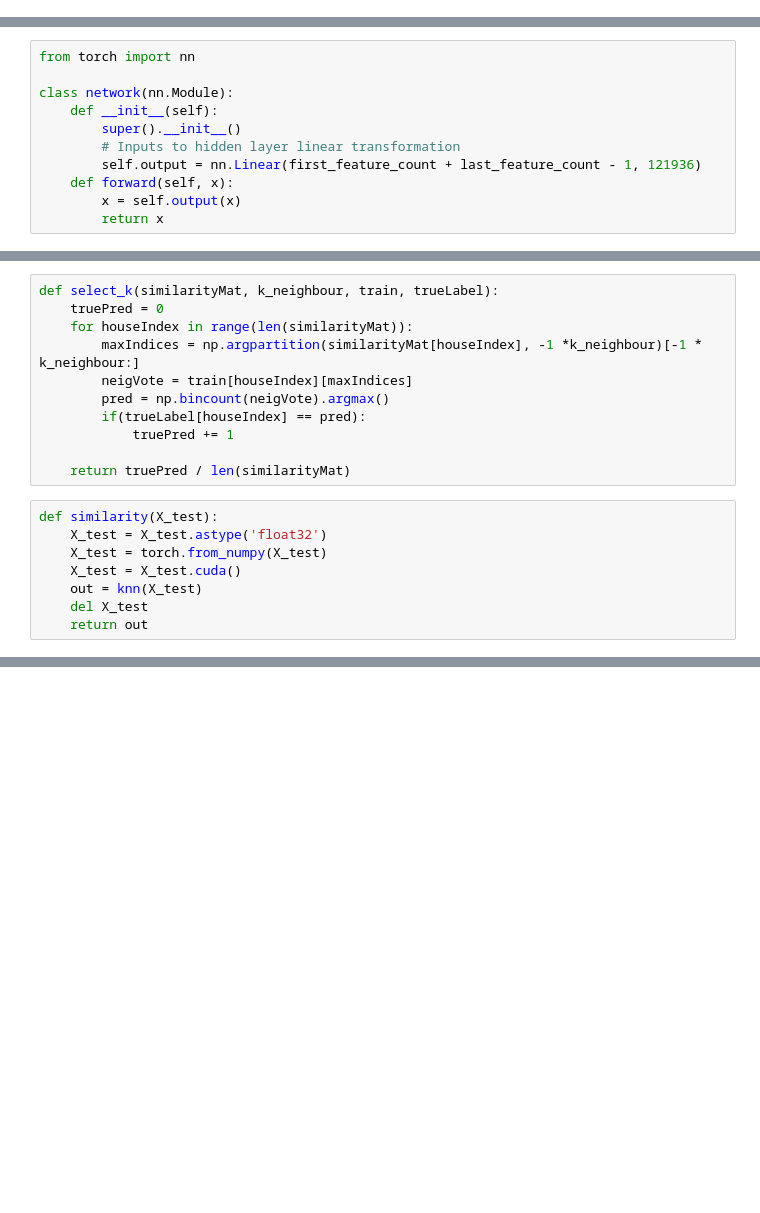
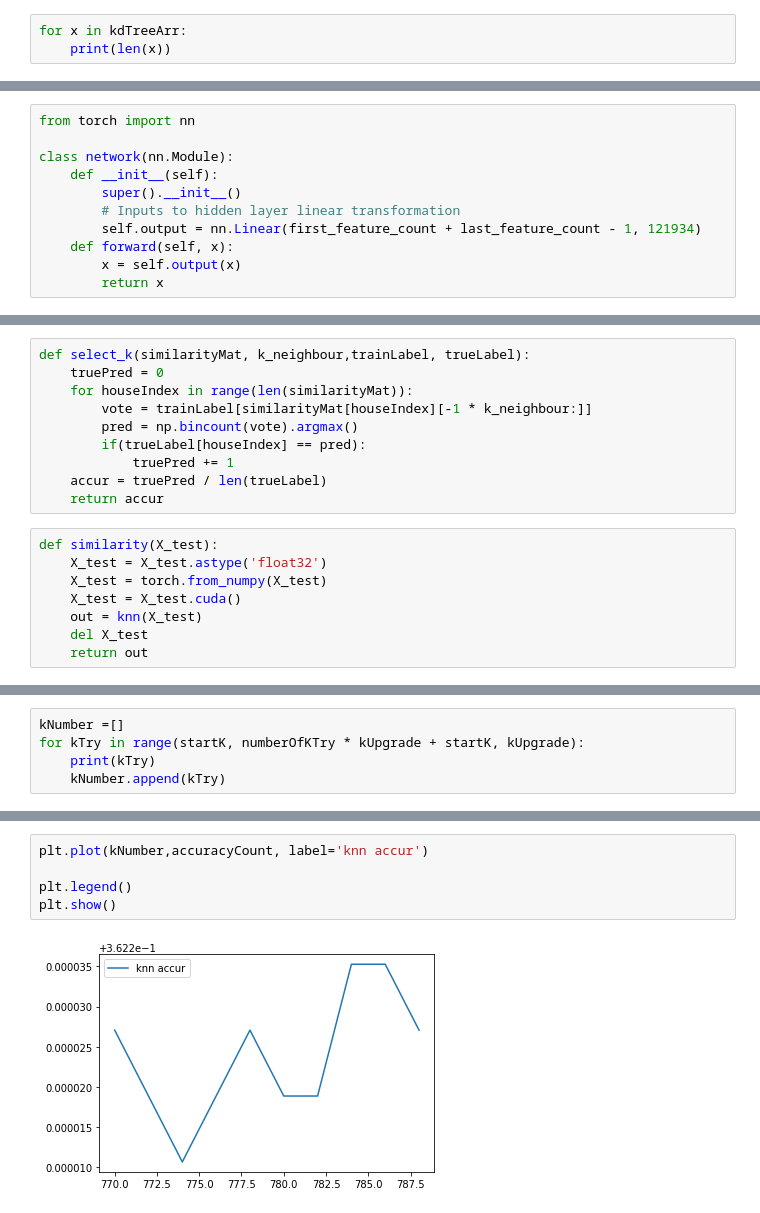
Before and after one commit to OnerInce/ml-earthquake, a Jupyter notebook: knn.ipynb, the cells around one changed output, grey strips where cells are left out. Drawn from its saved outputs; the diff is of its cells as text; blank space fills up the shorter version.

```diff
--- a/knn.ipynb
+++ b/knn.ipynb
@@ -82,0 +74,3 @@ len(kdTreeArr[3])
+# %%
+for x in kdTreeArr:
+    print(len(x))
@@ -87,7 +86,7 @@ class network(nn.Module):
     def __init__(self):
         super().__init__()
         # Inputs to hidden layer linear transformation
-        self.output = nn.Linear(first_feature_count + last_feature_count - 1, 121936)
+        self.output = nn.Linear(first_feature_count + last_feature_count - 1, 121934)
     def forward(self, x):
         x = self.output(x)
         return x
@@ -99,16 +98,15 @@ def normalize_ecnodings(encodings):
     ref_norms = np.linalg.norm(encodings, axis=0)
     return encodings / ref_norms
 # %%
-def select_k(similarityMat, k_neighbour, train, trueLabel):
+def select_k(similarityMat, k_neighbour,trainLabel, trueLabel):
     truePred = 0
     for houseIndex in range(len(similarityMat)):
-        maxIndices = np.argpartition(similarityMat[houseIndex], -1 *k_neighbour)[-1 * k_neighbour:]
-        neigVote = train[houseIndex][maxIndices]
-        pred = np.bincount(neigVote).argmax()
+        vote = trainLabel[similarityMat[houseIndex][-1 * k_neighbour:]]
+        pred = np.bincount(vote).argmax()
         if(trueLabel[houseIndex] == pred):
             truePred += 1
-
-    return truePred / len(similarityMat)
+    accur = truePred / len(trueLabel)
+    return accur
 # %%
 def similarity(X_test):
     X_test = X_test.astype('float32')
@@ -181,0 +222,5 @@ print(accuracyCount)
+# %%
+kNumber =[]
+for kTry in range(startK, numberOfKTry * kUpgrade + startK, kUpgrade):
+    print(kTry)
+    kNumber.append(kTry)
@@ -181,0 +238,7 @@ print(accuracyCount)
+# %%
+plt.plot(kNumber,accuracyCount, label='knn accur')
+
+plt.legend()
+plt.show()
+# %% [output]
+[figure, added]
```
Also changed, not shown: parts of 11 cells of this notebook, 1 other file.
